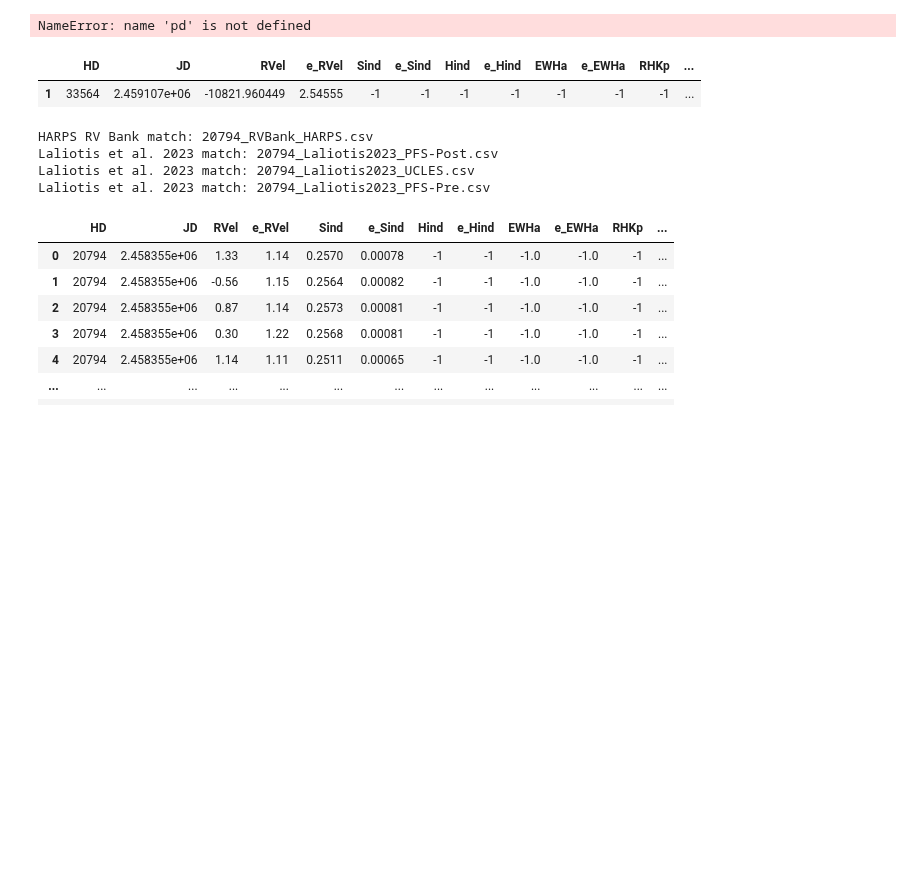
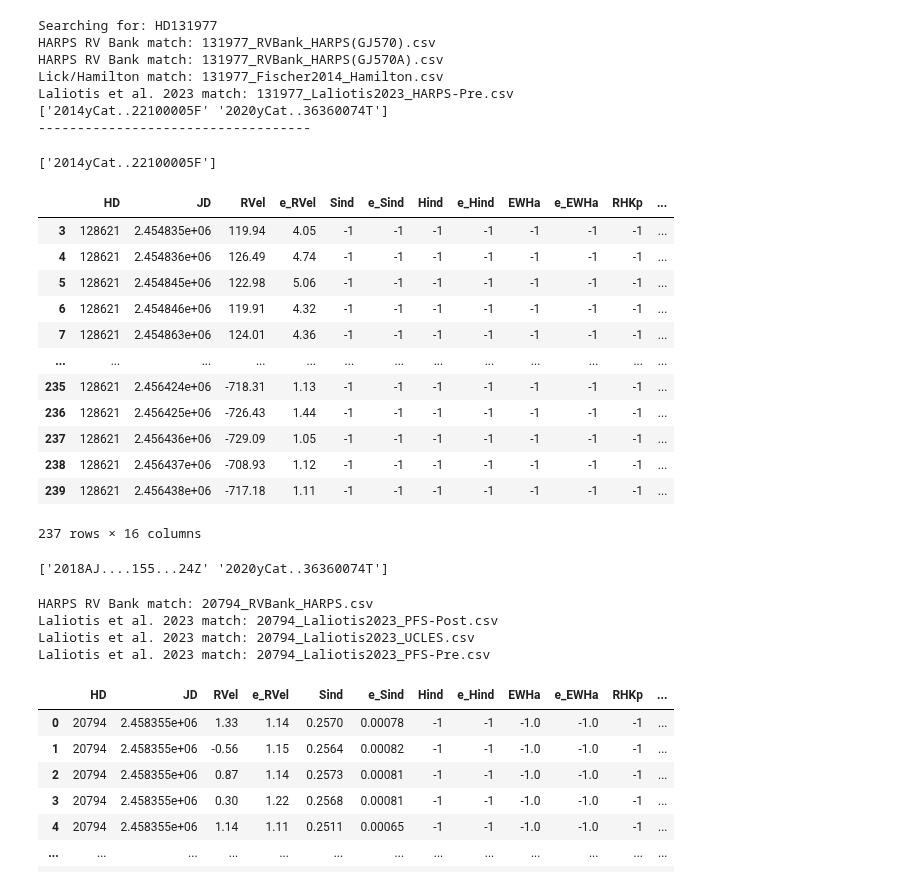
Before and after one commit to sfremy/astro_tools, a Jupyter notebook: rv_search.ipynb, the cells around one changed output. Saved outputs shown, nothing was run; the diff lists cells and outputs as text; code cells hidden in the pictures; blank space fills up the shorter version.

```diff
--- a/rv_search.ipynb
+++ b/rv_search.ipynb
@@ -397,9 +452,9 @@ Searching for: HD 90589
 # %%
 import os
 import shutil
-import pandas
+import pandas as pd
 
-names = [74576, 78366, 78154, 88230, 90589]
+names = [131977]
 
 for name in names:
     harps_rvs = pd.DataFrame()
@@ -408,10 +463,11 @@ for name in names:
     sophie_rvs = pd.DataFrame()
 
     print('Searching for: HD' + str(name))
+    harps_rvs = pd.DataFrame()
     for file in os.listdir('harps_rv_bank'):
         if str(name) + '_' in file:
             print('HARPS RV Bank match: ' + file)
-            harps_rvs = get_HARPS_RVBank(file, name)
+            harps_rvs = pd.concat([harps_rvs, get_HARPS_RVBank(file, name)])
             shutil.copy('harps_rv_bank/' + file, 'output_csvs')
 
     for file in os.listdir('ebps_keck_hires'):
@@ -466,11 +522,11 @@ for name in names:
             dace_files = pd.concat([dace_files, get_DACE(file, name)])
             shutil.copy('dace_timeseries/' + file, 'output_csvs')
 
-    for file in os.listdir('SOPHIE_catalog'):
+    for file in os.listdir('SOPHIE_Archive'):
         if str(name) + '_' in file:
             print('SOPHIE match: ' + file)
             sophie_rvs = get_SOPHIE(file, name)
-            shutil.copy('SOPHIE_catalog/' + file, 'output_csvs')
+            shutil.copy('SOPHIE_Archive/' + file, 'output_csvs')
 
     dataframes = [harps_rvs, hires_rvs, hamilton_rvs, rosenthal_files, laliotis_files, dace_files, sophie_rvs]
     valid_dataframes = [df for df in dataframes if df is not None]
@@ -486,4 +542,10 @@ for name in names:
         print("Warning: No valid dataframes to concatenate.")
     print('-----------------------------------')
 # %% [output]
-NameError: name 'pd' is not defined
+Searching for: HD131977
+HARPS RV Bank match: 131977_RVBank_HARPS(GJ570).csv
+HARPS RV Bank match: 131977_RVBank_HARPS(GJ570A).csv
+Lick/Hamilton match: 131977_Fischer2014_Hamilton.csv
+Laliotis et al. 2023 match: 131977_Laliotis2023_HARPS-Pre.csv
+['2014yCat..22100005F' '2020yCat..36360074T']
+-----------------------------------
@@ -490,47 +556,57 @@ NameError: name 'pd' is not defined
+# %%
+print(np.unique(np.array(b131156['Bibcode'])))
+# %% [output]
+['2014yCat..22100005F']
 # %%
-import pandas as pd
-
-filename = '33564_SOPHIEArchive_SOPHIE.txt'
-SYSTEM_HD = 33564
+harps_128621 = get_HARPS_RVBank('128621_RVBank_HARPS(GJ559B).csv', 128621)
 
 raw = pd.read_csv(
-    'SOPHIE_catalog/' + filename,
+    'output_csvs/128621_Zhao2018_ES:CHIRON.rtf',
     sep=r'\s+',
     comment='#',
     header=None,
-    engine='python'
+    engine='python',
+    skiprows = 40
 )
 
-# Set column names based on the header info in the file
-raw.columns = [
-    'seq', 'objname', 'date', 'slen', 'mask', 'ccf_offline', 'rv', 'err',
-    'fwhm', 'span', 'maxcpp', 'contrast', 'lines',
-    'view_head', 'get_ccf', 'view_ccf', 'bjd'
-]
+raw.columns = ['Comp', 'JD', 'RVel', 'e_RVel', 'Tel']
+raw = raw[3:-1]
+# raw = raw[raw['Tel'] == 'apf\\']
 
 new = pd.DataFrame()
+new = pd.concat([new, raw[['JD', 'RVel', 'e_RVel']]])
 
-new['JD'] = raw['bjd'][1:].astype(float)
-new['RVel'] = raw['rv'][1:].astype(float) * 1000
-new['e_RVel'] = raw['err'][1:].astype(float) * 1000
-new['FWHM'] = raw['fwhm'][1:].astype(float) * 1000
-new['Tel'] = np.where(raw['bjd'][1:].astype(float) < 2457700, 'SOPHIE-pre', 'SOPHIE-post')
+new['JD'] = new['JD'].astype(float) + 2440000
 new['Sind'] = -1
 new['e_Sind'] = -1
 new['Hind'] = -1
 new['e_Hind'] = -1
 new['EWHa'] = -1
 new['e_EWHa'] = -1
 new['RHKp'] = -1
 new['e_RHKp'] = -1
 new['BIS'] = 0
-new['HD'] = SYSTEM_HD
-new['Bibcode'] = '2004PASP..116..693M'
+new['FWHM'] = -1
+new['Tel'] = np.where(raw['Tel'] == 'ES\\', 'ES', 'CHIRON')
+new['HD'] = 128621
+new['Bibcode'] = '2018AJ....155...24Z'
 
-new.dropna()
 new = new[STD_COL_NAMES]
 
 new
+
+# raw
 # %% [output]
 |  | HD | JD | RVel | e_RVel | Sind | e_Sind | Hind | e_Hind | EWHa | e_EWHa | RHKp | ... |
-| 1 | 33564 | 2.459107e+06 | -10821.960449 | 2.54555 | -1 | -1 | -1 | -1 | -1 | -1 | -1 | ... |
+| 3 | 128621 | 2.454835e+06 | 119.94 | 4.05 | -1 | -1 | -1 | -1 | -1 | -1 | -1 | ... |
+| 4 | 128621 | 2.454836e+06 | 126.49 | 4.74 | -1 | -1 | -1 | -1 | -1 | -1 | -1 | ... |
+| 5 | 128621 | 2.454845e+06 | 122.98 | 5.06 | -1 | -1 | -1 | -1 | -1 | -1 | -1 | ... |
+| 6 | 128621 | 2.454846e+06 | 119.91 | 4.32 | -1 | -1 | -1 | -1 | -1 | -1 | -1 | ... |
+| 7 | 128621 | 2.454863e+06 | 124.01 | 4.36 | -1 | -1 | -1 | -1 | -1 | -1 | -1 | ... |
+| ... | ... | ... | ... | ... | ... | ... | ... | ... | ... | ... | ... | ... |
+| 235 | 128621 | 2.456424e+06 | -718.31 | 1.13 | -1 | -1 | -1 | -1 | -1 | -1 | -1 | ... |
+| 236 | 128621 | 2.456425e+06 | -726.43 | 1.44 | -1 | -1 | -1 | -1 | -1 | -1 | -1 | ... |
+| 237 | 128621 | 2.456436e+06 | -729.09 | 1.05 | -1 | -1 | -1 | -1 | -1 | -1 | -1 | ... |
+| 238 | 128621 | 2.456437e+06 | -708.93 | 1.12 | -1 | -1 | -1 | -1 | -1 | -1 | -1 | ... |
+| 239 | 128621 | 2.456438e+06 | -717.18 | 1.11 | -1 | -1 | -1 | -1 | -1 | -1 | -1 | ... |
+237 rows × 16 columns
@@ -537,3 +616,7 @@ new
+# %%
+print(np.unique(np.array(combined_df['Bibcode'])))
+# %% [output]
+['2018AJ....155...24Z' '2020yCat..36360074T']
 # %%
 name = 20794
 for file in os.listdir('harps_rv_bank'):
```
Also changed, not shown: parts of 5 cells of this notebook, 33 other files.
